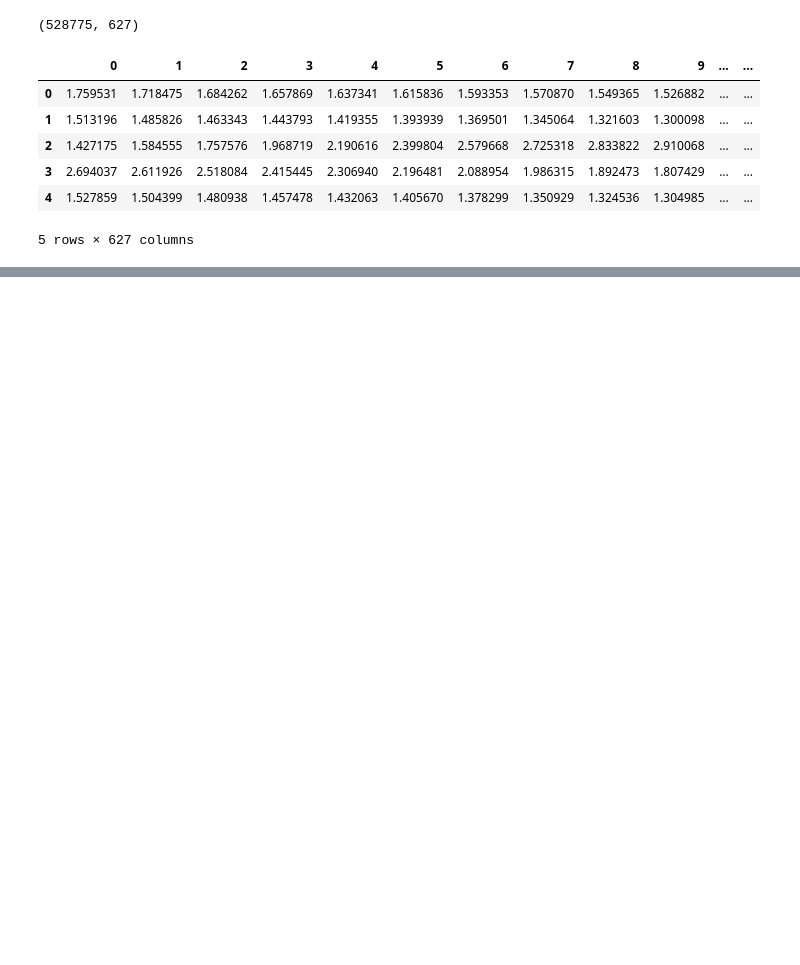
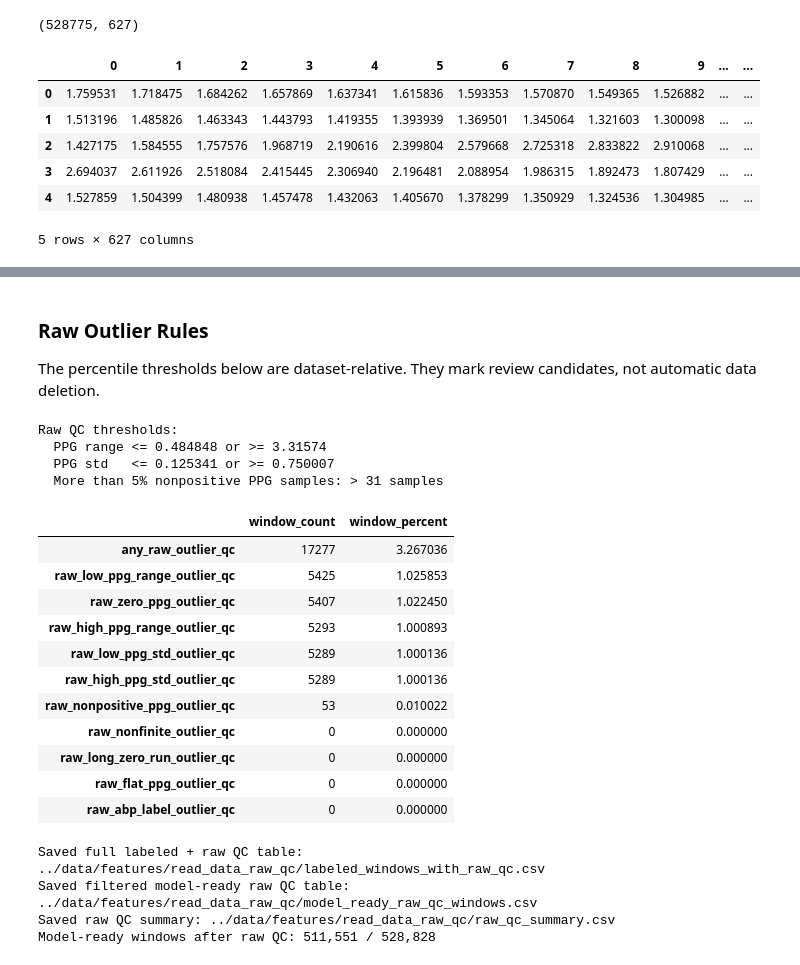
Before and after one commit to Break-Through-Tech/Microsoft-1D-educational-blood-pressure-estimation, a Jupyter notebook: notebooks/read_data.ipynb, the cells around one changed output, grey strips where cells are left out. Cells and saved outputs as stored; diff of their text form; code cells hidden in the pictures; blank space fills up the shorter version.

```diff
--- a/notebooks/read_data.ipynb
+++ b/notebooks/read_data.ipynb
@@ -132,0 +207,75 @@ ppg_dataset.head()
+# %% [markdown]
+### Raw Outlier Rules
+
+The percentile thresholds below are dataset-relative. They mark review candidates, not automatic data deletion.
+# %%
+low_range_threshold = raw_qc["ppg_raw_range_qc"].quantile(0.01)
+high_range_threshold = raw_qc["ppg_raw_range_qc"].quantile(0.99)
+low_std_threshold = raw_qc["ppg_raw_std_qc"].quantile(0.01)
+high_std_threshold = raw_qc["ppg_raw_std_qc"].quantile(0.99)
+
+raw_qc["raw_nonfinite_outlier_qc"] = (raw_qc["ppg_nonfinite_count_qc"] > 0) | (raw_qc["abp_nonfinite_count_qc"] > 0)
+raw_qc["raw_nonpositive_ppg_outlier_qc"] = raw_qc["ppg_nonpositive_count_qc"] > int(0.05 * ppg_raw_windows.shape[1])
+raw_qc["raw_zero_ppg_outlier_qc"] = raw_qc["ppg_zero_count_qc"] > 0
+raw_qc["raw_long_zero_run_outlier_qc"] = raw_qc["ppg_longest_zero_run_qc"] >= 32
+raw_qc["raw_flat_ppg_outlier_qc"] = raw_qc["ppg_raw_range_qc"] == 0
+raw_qc["raw_low_ppg_range_outlier_qc"] = raw_qc["ppg_raw_range_qc"] <= low_range_threshold
+raw_qc["raw_high_ppg_range_outlier_qc"] = raw_qc["ppg_raw_range_qc"] >= high_range_threshold
+raw_qc["raw_low_ppg_std_outlier_qc"] = raw_qc["ppg_raw_std_qc"] <= low_std_threshold
+raw_qc["raw_high_ppg_std_outlier_qc"] = raw_qc["ppg_raw_std_qc"] >= high_std_threshold
+raw_qc["raw_abp_label_outlier_qc"] = (
+    raw_qc["systolic_pressure_target"].gt(250)
+    | raw_qc["diastolic_pressure_target"].lt(40)
+    | raw_qc["abp_window_range_qc"].lt(5)
+)
+
+raw_outlier_columns = [column for column in raw_qc.columns if column.startswith("raw_") and column.endswith("_outlier_qc")]
+raw_qc["any_raw_outlier_qc"] = raw_qc[raw_outlier_columns].any(axis=1)
+raw_qc["raw_outlier_reason_qc"] = raw_qc[raw_outlier_columns].apply(
+    lambda row: ";".join(column.replace("raw_", "").replace("_outlier_qc", "") for column, flagged in row.items() if flagged),
+    axis=1,
+)
+
+print("Raw QC thresholds:")
+print(f"  PPG range <= {low_range_threshold:.6g} or >= {high_range_threshold:.6g}")
+print(f"  PPG std   <= {low_std_threshold:.6g} or >= {high_std_threshold:.6g}")
+print(f"  More than 5% nonpositive PPG samples: > {int(0.05 * ppg_raw_windows.shape[1])} samples")
+
+raw_qc_summary = raw_qc[raw_outlier_columns + ["any_raw_outlier_qc"]].sum().sort_values(ascending=False).to_frame("window_count")
+raw_qc_summary["window_percent"] = 100 * raw_qc_summary["window_count"] / len(raw_qc)
+display(raw_qc_summary)
+# %% [output]
+Raw QC thresholds:
+  PPG range <= 0.484848 or >= 3.31574
+  PPG std   <= 0.125341 or >= 0.750007
+  More than 5% nonpositive PPG samples: > 31 samples
+|  | window_count | window_percent |
+| any_raw_outlier_qc | 17277 | 3.267036 |
+| raw_low_ppg_range_outlier_qc | 5425 | 1.025853 |
+| raw_zero_ppg_outlier_qc | 5407 | 1.022450 |
+| raw_high_ppg_range_outlier_qc | 5293 | 1.000893 |
+| raw_low_ppg_std_outlier_qc | 5289 | 1.000136 |
+| raw_high_ppg_std_outlier_qc | 5289 | 1.000136 |
+| raw_nonpositive_ppg_outlier_qc | 53 | 0.010022 |
+| raw_nonfinite_outlier_qc | 0 | 0.000000 |
+| raw_long_zero_run_outlier_qc | 0 | 0.000000 |
+| raw_flat_ppg_outlier_qc | 0 | 0.000000 |
+| raw_abp_label_outlier_qc | 0 | 0.000000 |
+# %%
+full_raw_qc_path = RAW_QC_OUTPUT_DIR / "labeled_windows_with_raw_qc.csv"
+model_ready_raw_qc_path = RAW_QC_OUTPUT_DIR / "model_ready_raw_qc_windows.csv"
+raw_qc_summary_path = RAW_QC_OUTPUT_DIR / "raw_qc_summary.csv"
+
+raw_qc.to_csv(full_raw_qc_path, index=False)
+raw_qc.loc[~raw_qc["any_raw_outlier_qc"]].to_csv(model_ready_raw_qc_path, index=False)
+raw_qc_summary.to_csv(raw_qc_summary_path)
+
+print(f"Saved full labeled + raw QC table: {full_raw_qc_path}")
+print(f"Saved filtered model-ready raw QC table: {model_ready_raw_qc_path}")
+print(f"Saved raw QC summary: {raw_qc_summary_path}")
+print(f"Model-ready windows after raw QC: {(~raw_qc['any_raw_outlier_qc']).sum():,} / {len(raw_qc):,}")
+# %% [output]
+Saved full labeled + raw QC table: ../data/features/read_data_raw_qc/labeled_windows_with_raw_qc.csv
+Saved filtered model-ready raw QC table: ../data/features/read_data_raw_qc/model_ready_raw_qc_windows.csv
+Saved raw QC summary: ../data/features/read_data_raw_qc/raw_qc_summary.csv
+Model-ready windows after raw QC: 511,551 / 528,828
```
Also changed, not shown: parts of 7 cells of this notebook, 2 other files.
